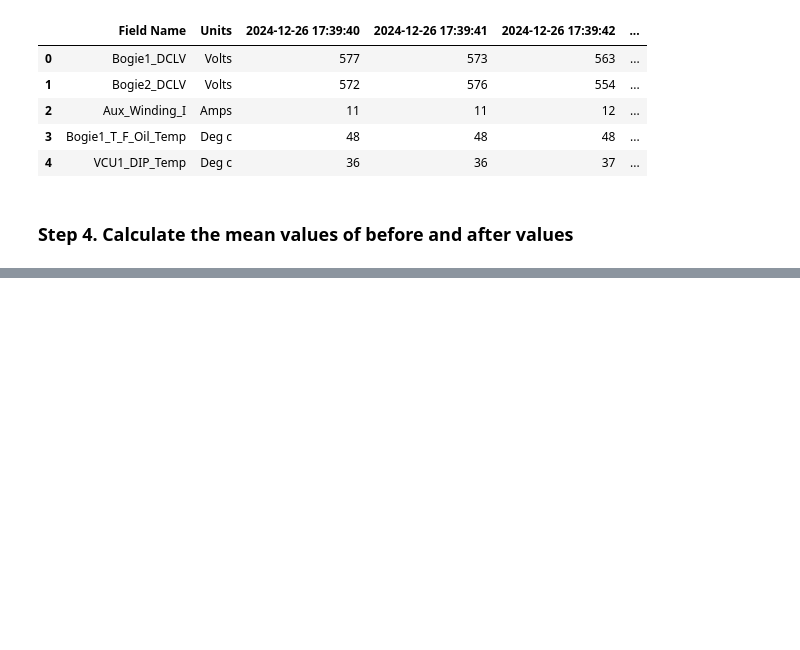
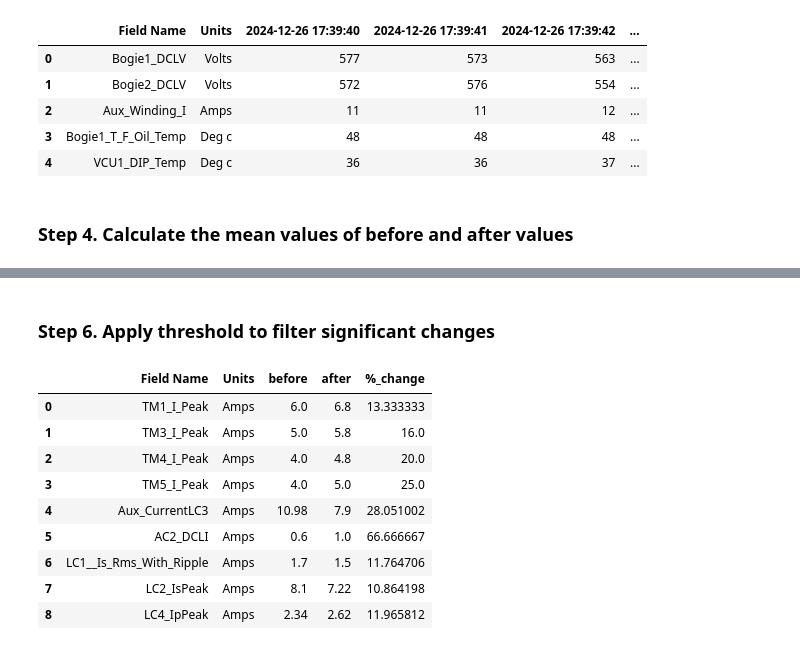
Before and after one commit to jasurlive/THESIS_WSU, a Jupyter notebook: main.ipynb, the cells around one changed output, grey strips where cells are left out. Saved outputs shown, nothing was run; the diff lists cells and outputs as text; code cells hidden in the pictures; blank space fills up the shorter version.

```diff
--- a/main.ipynb
+++ b/main.ipynb
@@ -103,0 +126,17 @@ df_means
+# %% [markdown]
+### Step 6. Apply threshold to filter significant changes
+# %%
+threshold = 10
+df_means_filtered = df_means[df_means["%_change"] > threshold].reset_index(drop=True)
+df_means_filtered[df_means_filtered.columns[:2].tolist() + ["before", "after", "%_change"]]
+# %% [output]
+|  | Field Name | Units | before | after | %_change |
+| 0 | TM1_I_Peak | Amps | 6.0 | 6.8 | 13.333333 |
+| 1 | TM3_I_Peak | Amps | 5.0 | 5.8 | 16.0 |
+| 2 | TM4_I_Peak | Amps | 4.0 | 4.8 | 20.0 |
+| 3 | TM5_I_Peak | Amps | 4.0 | 5.0 | 25.0 |
+| 4 | Aux_CurrentLC3 | Amps | 10.98 | 7.9 | 28.051002 |
+| 5 | AC2_DCLI | Amps | 0.6 | 1.0 | 66.666667 |
+| 6 | LC1__Is_Rms_With_Ripple | Amps | 1.7 | 1.5 | 11.764706 |
+| 7 | LC2_IsPeak | Amps | 8.1 | 7.22 | 10.864198 |
+| 8 | LC4_IpPeak | Amps | 2.34 | 2.62 | 11.965812 |
```
Also changed, not shown: parts of 4 cells of this notebook.
